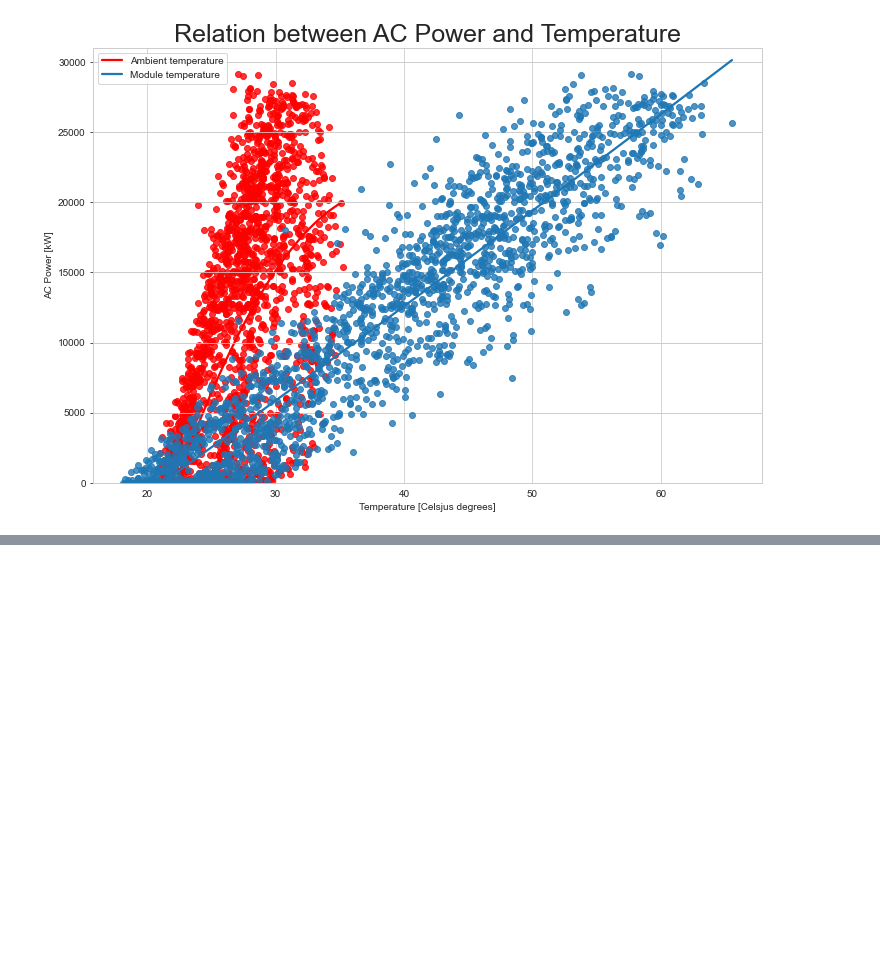
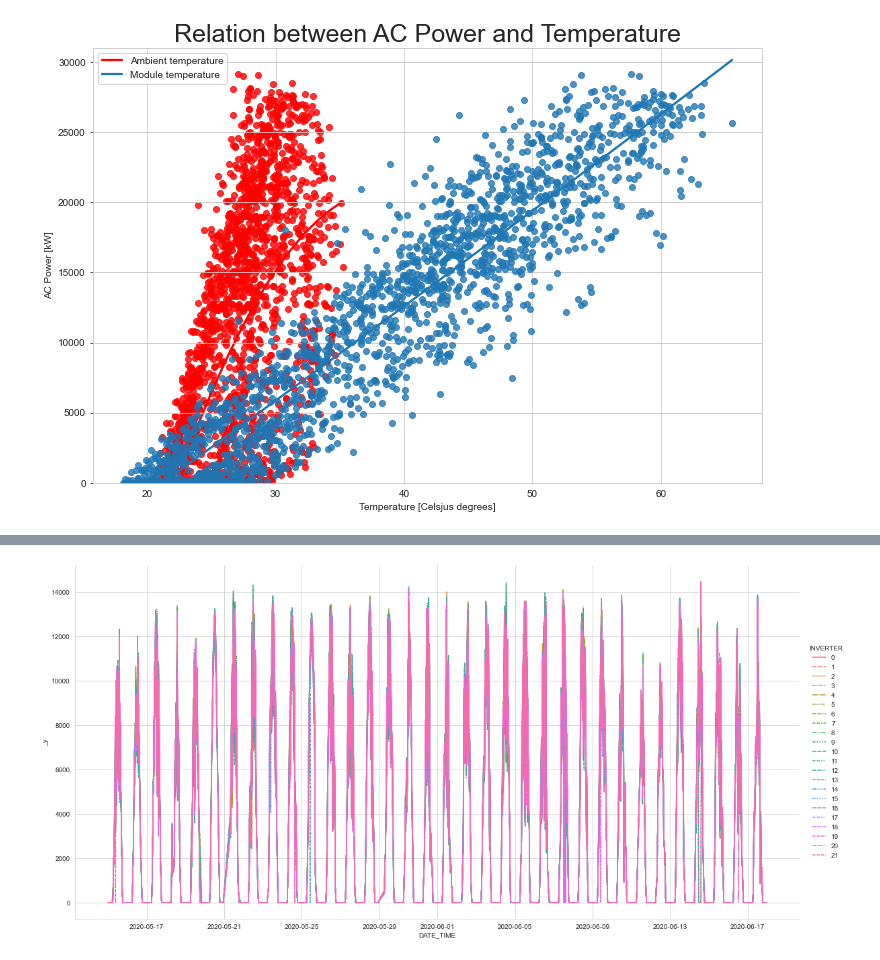
Before and after one commit to karolinaprzewoznik/Energy_EDA, a Jupyter notebook: SOLAR_POWER_PROJECT.ipynb, the cells around one changed output, grey strips where cells are left out. Saved outputs shown, nothing was run; the diff lists cells and outputs as text; code cells hidden in the pictures; blank space fills up the shorter version.

```diff
--- a/SOLAR_POWER_PROJECT.ipynb
+++ b/SOLAR_POWER_PROJECT.ipynb
@@ -87,0 +116,5 @@ plt.show()
+# %%
+to_train.drop(columns=['PLANT_ID_y','PLANT_ID_x', 'SOURCE_KEY_y', 'index'], inplace = True)
+# %%
+to_train.rename(columns={"SOURCE_KEY_x": "INVERTER"}, inplace = True)
+to_train
@@ -87,0 +135,9 @@ plt.show()
+# %%
+to_drop = ['DAILY_YIELD', 'TOTAL_YIELD']
+kolumny = list(to_train.columns)
+
+for i in to_drop:
+    kolumny.remove(i)
+
+to_correlation = a[kolumny]
+to_correlation
@@ -87,0 +158,5 @@ plt.show()
+# %%
+razem = to_correlation.pivot('DATE_TIME','INVERTER','DC_POWER')
+plot3 = sns.relplot(data = razem, kind='line', height=8, aspect=2) #aspect*height = width
+# %% [output]
+[figure, added]
```
Also changed, not shown: parts of 20 cells of this notebook.
